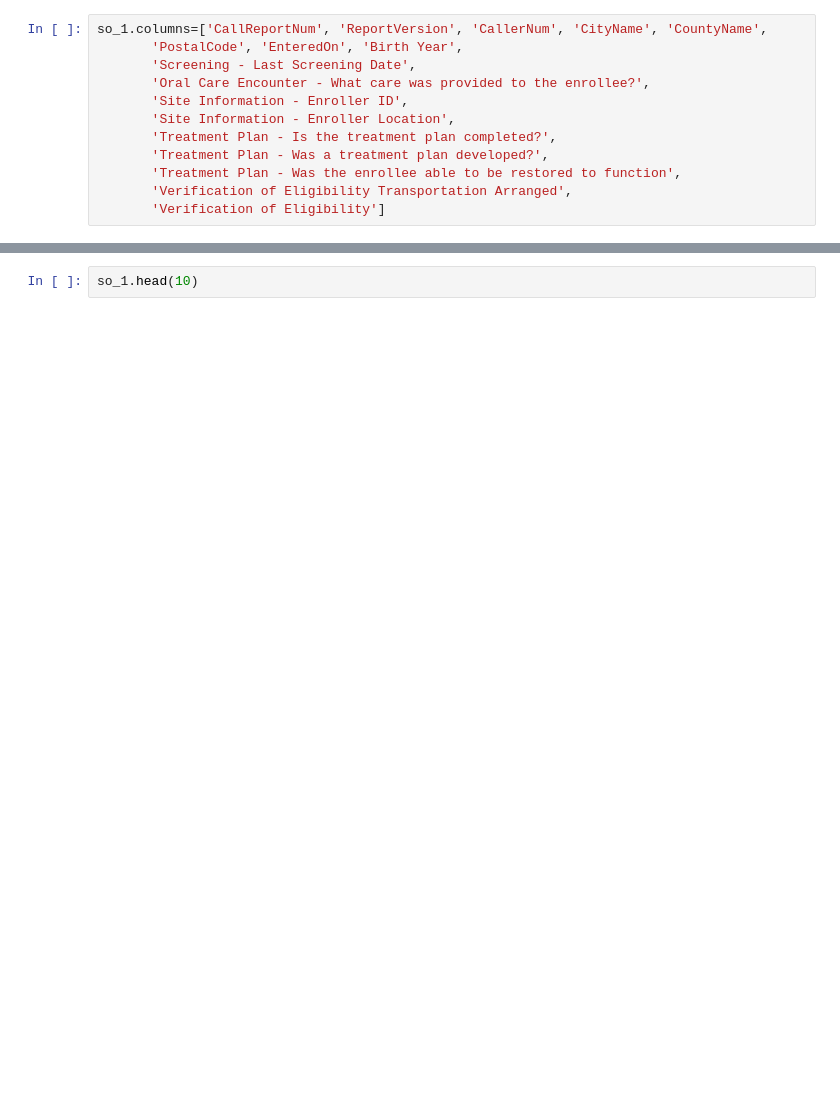
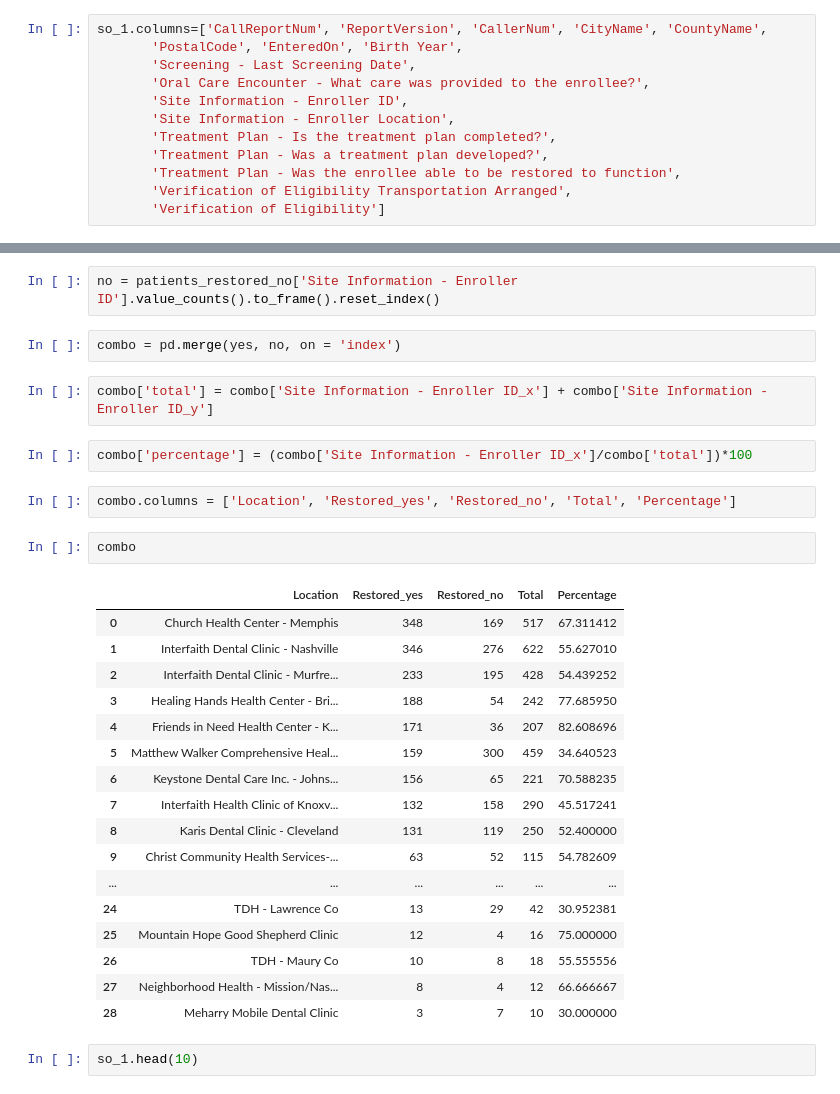
Before and after one commit to bsfcs/smile-on-aquaman, a Jupyter notebook: Smile_project.ipynb, the cells around one changed output, grey strips where cells are left out. Cells and saved outputs as stored; diff of their text form; blank space fills up the shorter version.

```diff
--- a/Smile_project.ipynb
+++ b/Smile_project.ipynb
@@ -60,3 +163,33 @@ Index(['CallReportNum', 'ReportVersion', 'CallerNum', 'CityName', 'CountyName',
+# %%
+no = patients_restored_no['Site Information - Enroller ID'].value_counts().to_frame().reset_index()
+# %%
+combo = pd.merge(yes, no, on = 'index')
+# %%
+combo['total'] = combo['Site Information - Enroller ID_x'] + combo['Site Information - Enroller ID_y']
+# %%
+combo['percentage'] = (combo['Site Information - Enroller ID_x']/combo['total'])*100
+# %%
+combo.columns = ['Location', 'Restored_yes', 'Restored_no', 'Total', 'Percentage']
+# %%
+combo
+# %% [output]
+|  | Location | Restored_yes | Restored_no | Total | Percentage |
+| 0 | Church Health Center - Memphis | 348 | 169 | 517 | 67.311412 |
+| 1 | Interfaith Dental Clinic - Nashville | 346 | 276 | 622 | 55.627010 |
+| 2 | Interfaith Dental Clinic - Murfre... | 233 | 195 | 428 | 54.439252 |
+| 3 | Healing Hands Health Center - Bri... | 188 | 54 | 242 | 77.685950 |
+| 4 | Friends in Need Health Center - K... | 171 | 36 | 207 | 82.608696 |
+| 5 | Matthew Walker Comprehensive Heal... | 159 | 300 | 459 | 34.640523 |
+| 6 | Keystone Dental Care Inc. - Johns... | 156 | 65 | 221 | 70.588235 |
+| 7 | Interfaith Health Clinic of Knoxv... | 132 | 158 | 290 | 45.517241 |
+| 8 | Karis Dental Clinic - Cleveland | 131 | 119 | 250 | 52.400000 |
+| 9 | Christ Community Health Services-... | 63 | 52 | 115 | 54.782609 |
+| ... | ... | ... | ... | ... | ... |
+| 24 | TDH - Lawrence Co | 13 | 29 | 42 | 30.952381 |
+| 25 | Mountain Hope Good Shepherd Clinic | 12 | 4 | 16 | 75.000000 |
+| 26 | TDH - Maury Co | 10 | 8 | 18 | 55.555556 |
+| 27 | Neighborhood Health - Mission/Nas... | 8 | 4 | 12 | 66.666667 |
+| 28 | Meharry Mobile Dental Clinic | 3 | 7 | 10 | 30.000000 |
 # %%
 so_1.head(10)
 # %% [output]
```
Also changed, not shown: parts of 20 cells of this notebook.
